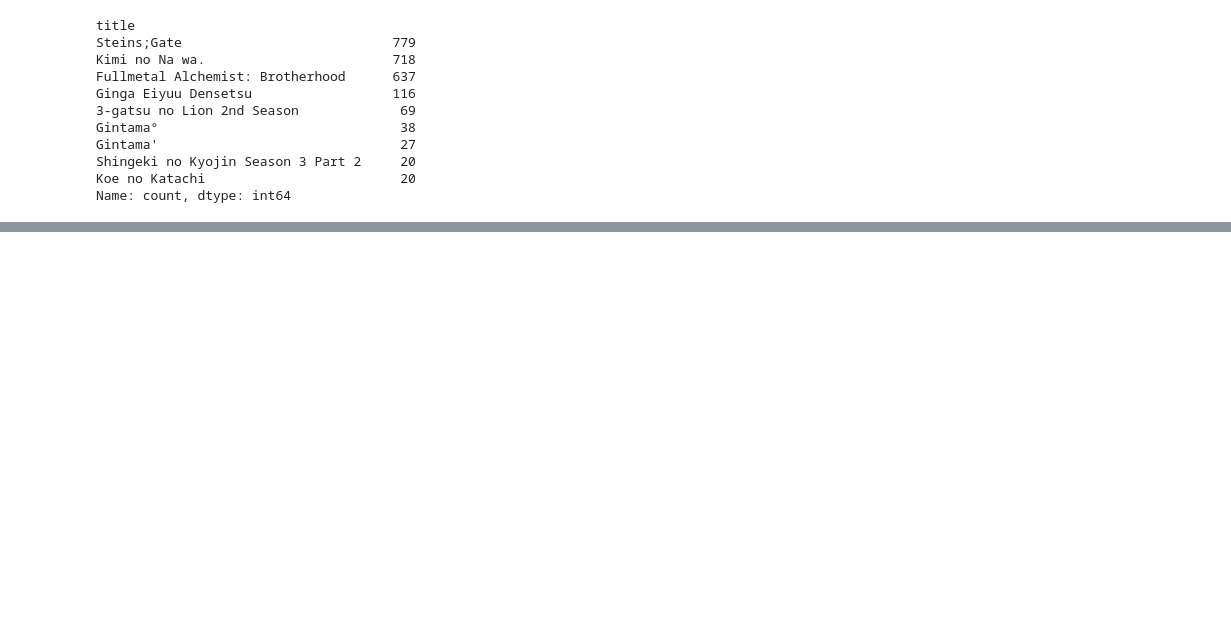
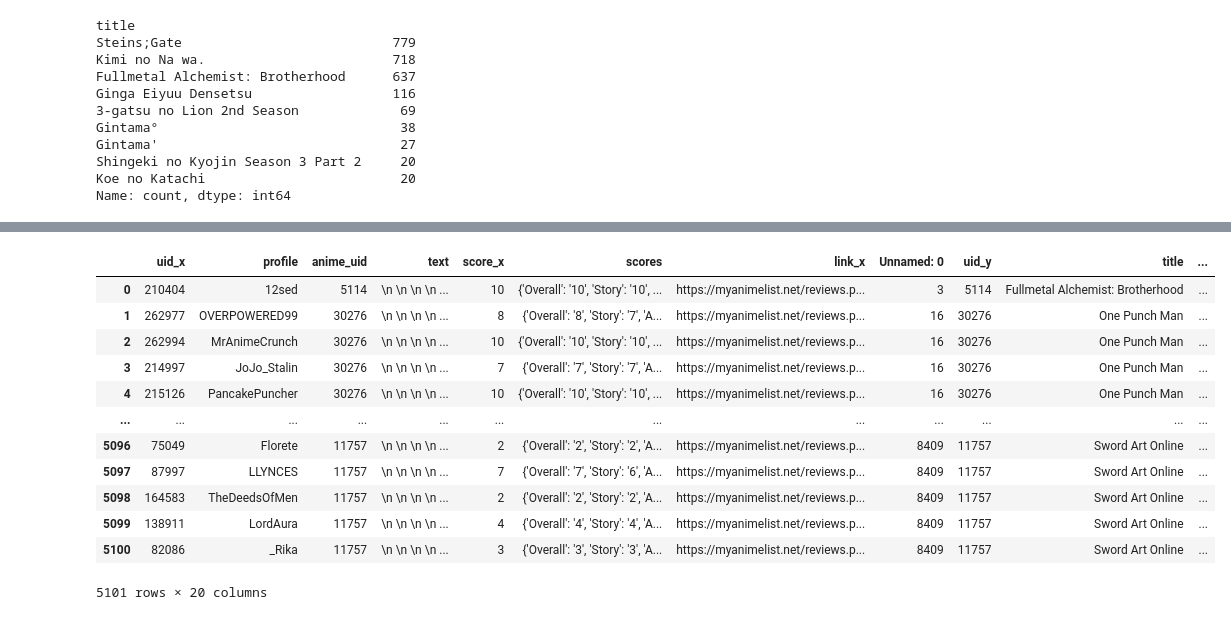
Before and after one commit to qxzjy/anime-recommendation-engine, a Jupyter notebook: notebook/EDA.ipynb, the cells around one changed output, grey strips where cells are left out. Cells and saved outputs as stored; diff of their text form; code cells hidden in the pictures; blank space fills up the shorter version.

```diff
--- a/notebook/EDA.ipynb
+++ b/notebook/EDA.ipynb
@@ -113,0 +116,4 @@ top_rank.show()
+# %%
+pop = df_anim.sort_values(by='popularity')
+pop.head(10)
+pop10 = pop.head(10)
@@ -338,0 +352,6 @@ Evolution of the amount of reviews through time (to do only if exploitable data)
+# %%
+mostpop_anime_uid = pop10['uid'].tolist()
+print(f'UID of the top 10 anime (in order) :{mostpop_anime_uid}')
+reviews_for_mostpop = df_reviews[df_reviews['anime_uid'].isin(mostpop_anime_uid)]
+mostpop_anime = df_anim[df_anim['uid'].isin(mostpop_anime_uid)]
+display(mostpop_anime)
@@ -338,0 +371,20 @@ Evolution of the amount of reviews through time (to do only if exploitable data)
+# %%
+reviews_for_mostpop = pd.merge(reviews_for_mostpop, df_anim, left_on='anime_uid', right_on='uid')
+
+reviews_for_mostpop = reviews_for_mostpop[reviews_for_mostpop['popularity'] <= 10]
+
+reviews_for_mostpop
+# %% [output]
+|  | uid_x | profile | anime_uid | text | score_x | scores | link_x | Unnamed: 0 | uid_y | title | ... |
+| 0 | 210404 | 12sed | 5114 | \n \n \n \n ... | 10 | {'Overall': '10', 'Story': '10', ... | https://myanimelist.net/reviews.p... | 3 | 5114 | Fullmetal Alchemist: Brotherhood | ... |
+| 1 | 262977 | OVERPOWERED99 | 30276 | \n \n \n \n ... | 8 | {'Overall': '8', 'Story': '7', 'A... | https://myanimelist.net/reviews.p... | 16 | 30276 | One Punch Man | ... |
+| 2 | 262994 | MrAnimeCrunch | 30276 | \n \n \n \n ... | 10 | {'Overall': '10', 'Story': '10', ... | https://myanimelist.net/reviews.p... | 16 | 30276 | One Punch Man | ... |
+| 3 | 214997 | JoJo_Stalin | 30276 | \n \n \n \n ... | 7 | {'Overall': '7', 'Story': '7', 'A... | https://myanimelist.net/reviews.p... | 16 | 30276 | One Punch Man | ... |
+| 4 | 215126 | PancakePuncher | 30276 | \n \n \n \n ... | 10 | {'Overall': '10', 'Story': '10', ... | https://myanimelist.net/reviews.p... | 16 | 30276 | One Punch Man | ... |
+| ... | ... | ... | ... | ... | ... | ... | ... | ... | ... | ... | ... |
+| 5096 | 75049 | Florete | 11757 | \n \n \n \n ... | 2 | {'Overall': '2', 'Story': '2', 'A... | https://myanimelist.net/reviews.p... | 8409 | 11757 | Sword Art Online | ... |
+| 5097 | 87997 | LLYNCES | 11757 | \n \n \n \n ... | 7 | {'Overall': '7', 'Story': '6', 'A... | https://myanimelist.net/reviews.p... | 8409 | 11757 | Sword Art Online | ... |
+| 5098 | 164583 | TheDeedsOfMen | 11757 | \n \n \n \n ... | 2 | {'Overall': '2', 'Story': '2', 'A... | https://myanimelist.net/reviews.p... | 8409 | 11757 | Sword Art Online | ... |
+| 5099 | 138911 | LordAura | 11757 | \n \n \n \n ... | 4 | {'Overall': '4', 'Story': '4', 'A... | https://myanimelist.net/reviews.p... | 8409 | 11757 | Sword Art Online | ... |
+| 5100 | 82086 | _Rika | 11757 | \n \n \n \n ... | 3 | {'Overall': '3', 'Story': '3', 'A... | https://myanimelist.net/reviews.p... | 8409 | 11757 | Sword Art Online | ... |
+5101 rows × 20 columns
```
Also changed, not shown: parts of 23 cells of this notebook, 1 other file.
